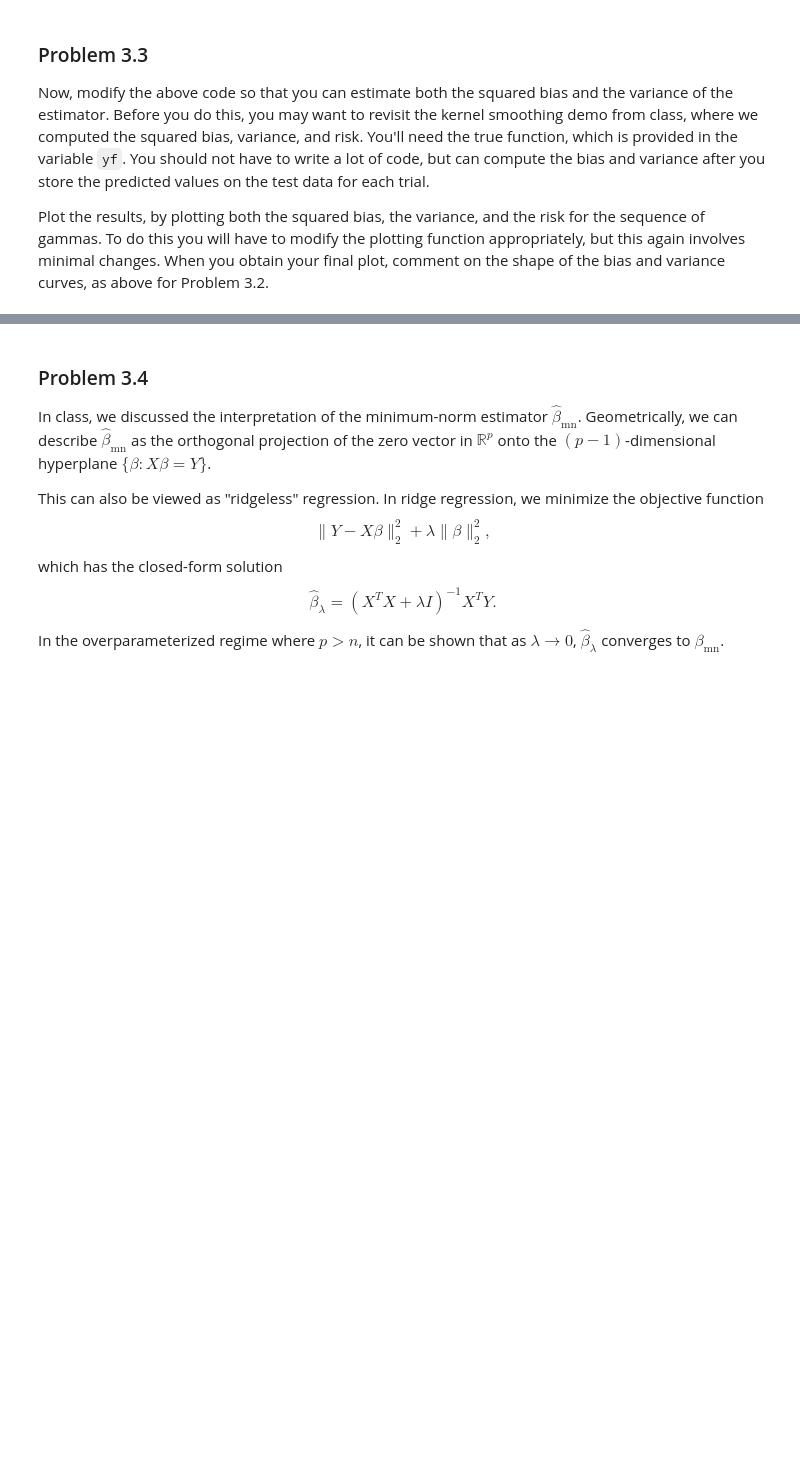
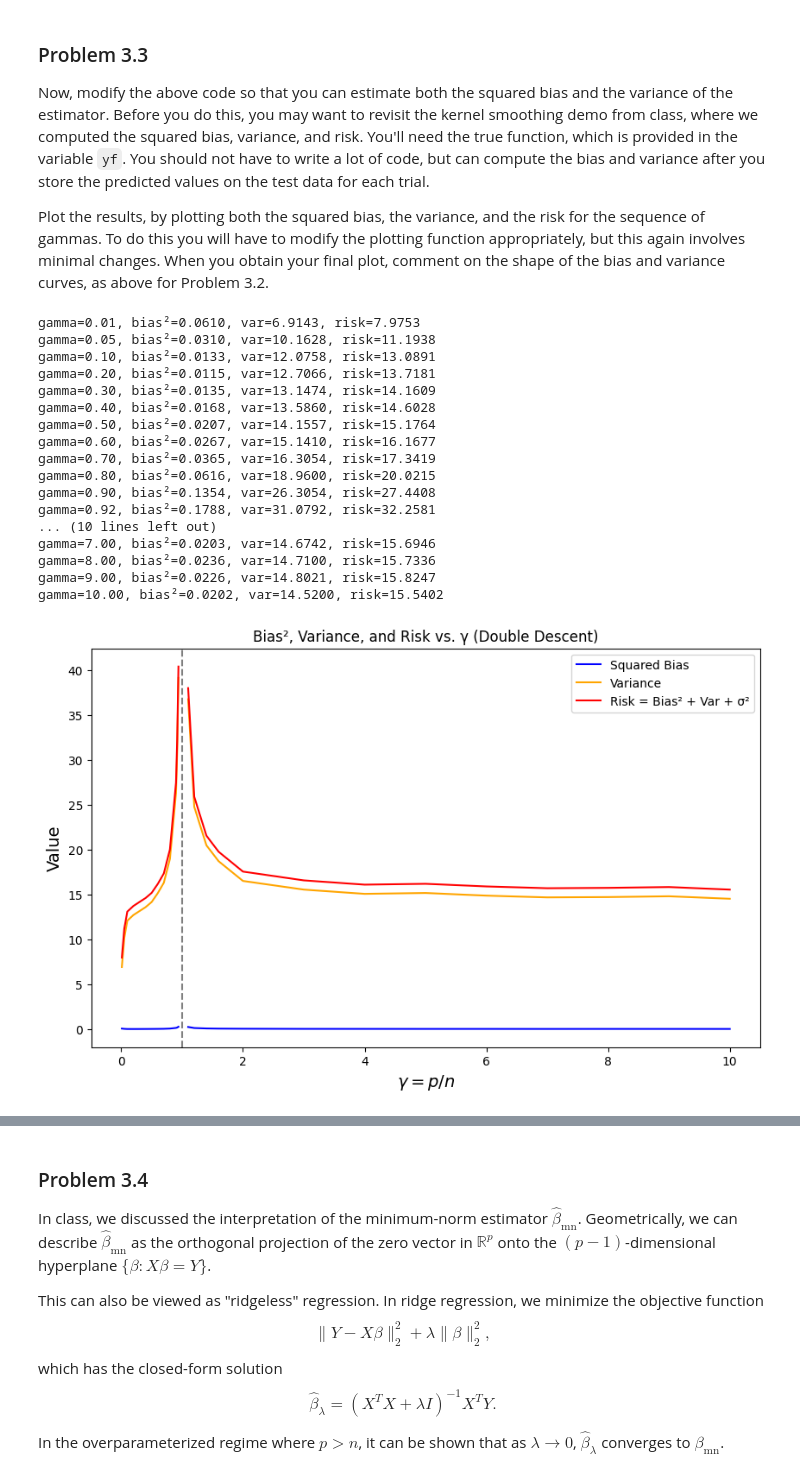
Before and after one commit to mirage-yyr/IML-S-DS665-hw2, a Jupyter notebook: assignments/assn2/assn2.ipynb, the cells around one changed output, grey strips where cells are left out. Cells and saved outputs as stored; diff of their text form; code cells hidden in the pictures; blank space fills up the shorter version.

```diff
--- a/assignments/assn2/assn2.ipynb
+++ b/assignments/assn2/assn2.ipynb
@@ -795,0 +1526,78 @@ on the shape of the bias and variance curves, as above for Problem 3.2.
+# %%
+trials = 100
+n = 200
+gammas = [.01, .05] + list(np.arange(.1, 1, .1)) + [.92, .94, 1, 1.1, 1.2, 1.4, 1.6] + list(np.arange(2, 11, 1))
+
+risk = []
+bias2 = []
+var = []
+
+for gamma in gammas:
+    p = int(n * gamma)
+    if gamma == 1:
+        risk.append(np.inf)
+        bias2.append(np.nan)
+        var.append(np.nan)
+        continue
+
+    W = (1/np.sqrt(d)) * np.random.randn(d, p)
+    W[:, :min(p, p_star)] = W_star[:, :min(p, p_star)]
+
+    preds = []
+    true_vals = []
+    for i in range(trials):
+        X_train, X_test, yf_train, yf_test = train_test_split(X, yf, train_size=n, test_size=1000)
+        H_train = np.tanh(np.dot(X_train, W))
+        H_test  = np.tanh(np.dot(X_test,  W))
+
+        beta_hat = OLS_or_minimum_norm(H_train, yf_train[:,0])
+        yhat_test = H_test @ beta_hat
+
+        preds.append(yhat_test)
+        true_vals.append(yf_test[:,1])
+
+    preds = np.array(preds)
+    true_vals = np.array(true_vals)
+
+    f_true_mean = np.mean(true_vals, axis=0)
+    pred_mean   = np.mean(preds, axis=0)
+
+    bias2_val = np.mean((pred_mean - f_true_mean)**2)
+    var_val   = np.mean(np.var(preds, axis=0))
+    risk_val  = bias2_val + var_val + sigma**2
+
+    bias2.append(bias2_val)
+    var.append(var_val)
+    risk.append(risk_val)
+
+    print(f"gamma={gamma:.2f}, bias²={bias2_val:.4f}, var={var_val:.4f}, risk={risk_val:.4f}")
+
+plt.figure(figsize=(10,6))
+plt.plot(gammas, bias2, label="Squared Bias", color='blue')
+plt.plot(gammas, var, label="Variance", color='orange')
+plt.plot(gammas, risk, label="Risk = Bias² + Var + σ²", color='red')
+plt.axvline(x=1, linestyle='--', color='gray')
+plt.xlabel(r'$\gamma = p/n$', fontsize=14)
+plt.ylabel("Value", fontsize=14)
+plt.legend()
+plt.title("Bias², Variance, and Risk vs. γ (Double Descent)")
+plt.show()
+# %% [output]
+gamma=0.01, bias²=0.0610, var=6.9143, risk=7.9753
+gamma=0.05, bias²=0.0310, var=10.1628, risk=11.1938
+gamma=0.10, bias²=0.0133, var=12.0758, risk=13.0891
+gamma=0.20, bias²=0.0115, var=12.7066, risk=13.7181
+gamma=0.30, bias²=0.0135, var=13.1474, risk=14.1609
+gamma=0.40, bias²=0.0168, var=13.5860, risk=14.6028
+gamma=0.50, bias²=0.0207, var=14.1557, risk=15.1764
+gamma=0.60, bias²=0.0267, var=15.1410, risk=16.1677
+gamma=0.70, bias²=0.0365, var=16.3054, risk=17.3419
+gamma=0.80, bias²=0.0616, var=18.9600, risk=20.0215
+gamma=0.90, bias²=0.1354, var=26.3054, risk=27.4408
+gamma=0.92, bias²=0.1788, var=31.0792, risk=32.2581
+... (10 lines left out)
+gamma=7.00, bias²=0.0203, var=14.6742, risk=15.6946
+gamma=8.00, bias²=0.0236, var=14.7100, risk=15.7336
+gamma=9.00, bias²=0.0226, var=14.8021, risk=15.8247
+gamma=10.00, bias²=0.0202, var=14.5200, risk=15.5402
+[figure, added]
```
Also changed, not shown: parts of 21 cells of this notebook.
